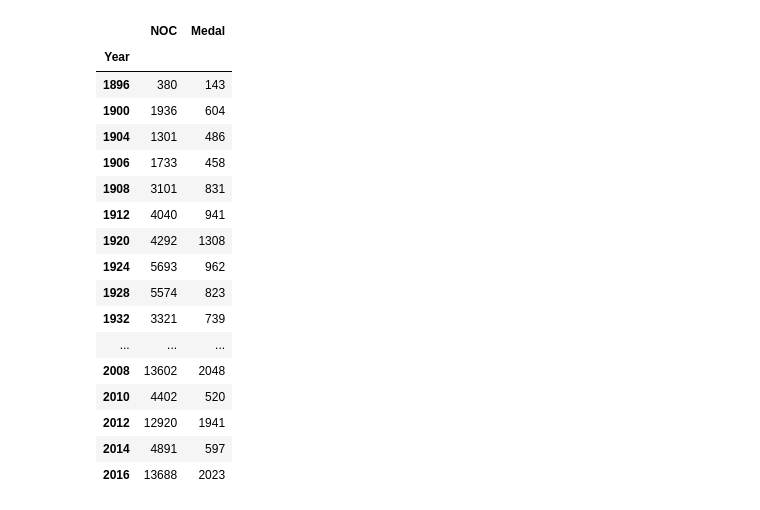
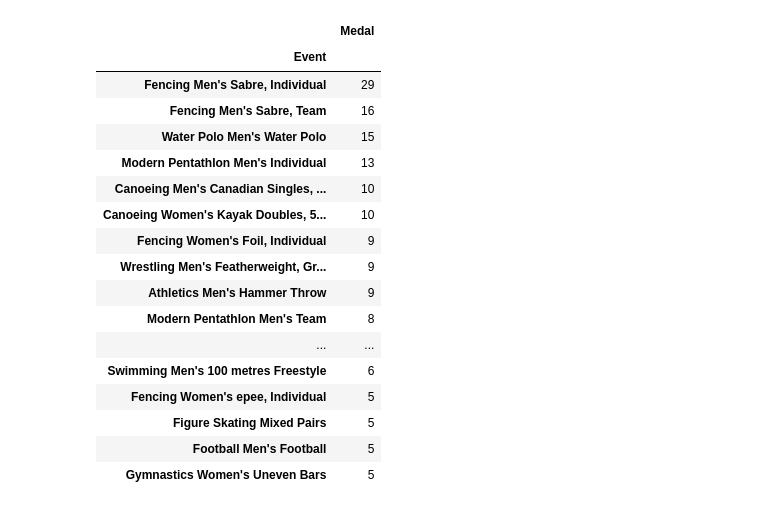
Before and after one commit to zoneme99/Project-OS, a Jupyter notebook: Adam/uppgift_1.ipynb, the cells around one changed output. Drawn from its saved outputs; the diff is of its cells as text; code cells hidden in the pictures.

```diff
--- a/Adam/uppgift_1.ipynb
+++ b/Adam/uppgift_1.ipynb
@@ -4,6 +4,6 @@ import pandas as pd
 import hashlib as hl
 
 df = pd.read_csv("../Data/athlete_events.csv")
-#df["Name"] = df["Name"].astype(str)
-#df["Name"] = df["Name"].apply(lambda athlete_name: hl.sha256(athlete_name.encode()).hexdigest())
-df.head()
+df["Name"] = df["Name"].astype(str)
+df["Name"] = df["Name"].apply(lambda athlete_name: hl.sha256(athlete_name.encode()).hexdigest())
+#df.head()
@@ -33,27 +13,19 @@ df.groupby(["Year"])["Medal"].size()
-# %%
-# See vilka år som har vinter OS
-#df.groupby("Year")["Medal"].size()
-
-# Could be used to calculate chance of medal for each year
-df.groupby("Year")[["NOC","Medal"]].count()
-df.groupby("Year")[["NOC","Medal"]].count()
-#df[ df["NOC"] == "HUN"  ].count()
-# %% [output]
-|  | NOC | Medal |
-| Year |  |  |
-| 1896 | 380 | 143 |
-| 1900 | 1936 | 604 |
-| 1904 | 1301 | 486 |
-| 1906 | 1733 | 458 |
-| 1908 | 3101 | 831 |
-| 1912 | 4040 | 941 |
-| 1920 | 4292 | 1308 |
-| 1924 | 5693 | 962 |
-| 1928 | 5574 | 823 |
-| 1932 | 3321 | 739 |
-| ... | ... | ... |
-| 2008 | 13602 | 2048 |
-| 2010 | 4402 | 520 |
-| 2012 | 12920 | 1941 |
-| 2014 | 4891 | 597 |
-| 2016 | 13688 | 2023 |
+# %%
+# Remove all individual medals in group sports
+
+def  unique_medals( df ):
+    set_year_medal_event = set()
+    for idx, row in df.dropna( subset=["Medal"] ).iterrows():
+        set_year_medal_event.add(f" {row['Year']}|{row['Event']}|{row['Medal']} ")
+    len(set_year_medal_event)
+
+    year = [ row.split("|")[0][1:] for row in set_year_medal_event ]
+    event = [ row.split("|")[1] for row in set_year_medal_event ]
+    medal = [ row.split("|")[2][:-1] for row in set_year_medal_event ]
+
+    df_um = pd.DataFrame(
+        {"Year":year, "Medal":medal, "Event":event}
+    )
+
+    return df_um
+hungary_medals_per_event = unique_medals( hungary )
@@ -59,0 +93,26 @@ df.groupby("Year")[["NOC","Medal"]].count()
+# %%
+hungary_mpe = hungary_medals_per_event.groupby("Event", as_index=False)["Medal"].count()
+hungary_mpe.set_index("Event", inplace=True)
+
+hungary_mpe.sort_values("Medal", ascending=False, inplace=True)
+
+hungary_mpe.head(30)
+# %% [output]
+|  | Medal |
+| Event |  |
+| Fencing Men's Sabre, Individual | 29 |
+| Fencing Men's Sabre, Team | 16 |
+| Water Polo Men's Water Polo | 15 |
+| Modern Pentathlon Men's Individual | 13 |
+| Canoeing Men's Canadian Singles, ... | 10 |
+| Canoeing Women's Kayak Doubles, 5... | 10 |
+| Fencing Women's Foil, Individual | 9 |
+| Wrestling Men's Featherweight, Gr... | 9 |
+| Athletics Men's Hammer Throw | 9 |
+| Modern Pentathlon Men's Team | 8 |
+| ... | ... |
+| Swimming Men's 100 metres Freestyle | 6 |
+| Fencing Women's epee, Individual | 5 |
+| Figure Skating Mixed Pairs | 5 |
+| Football Men's Football | 5 |
+| Gymnastics Women's Uneven Bars | 5 |
```
Also changed, not shown: parts of 6 cells of this notebook, 3 other files.
